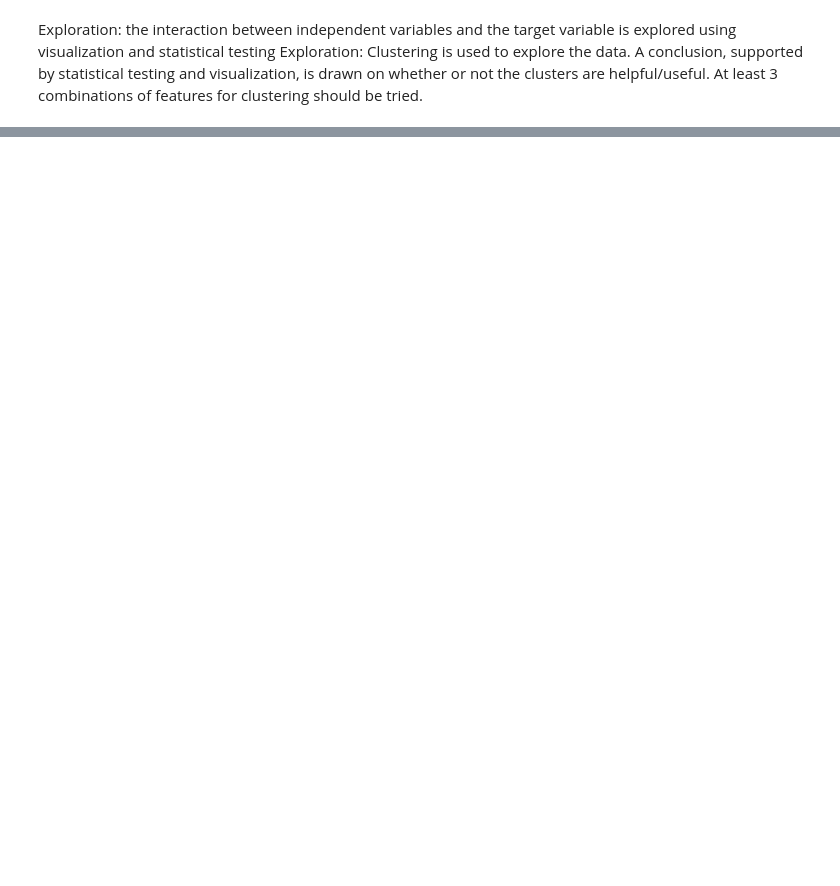
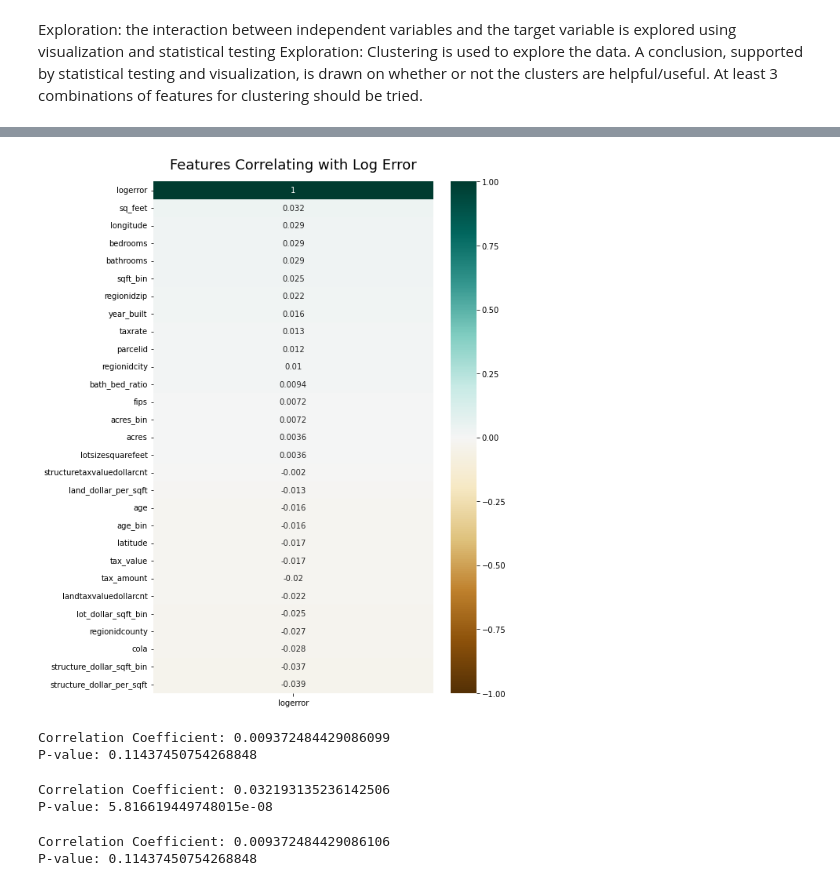
Before and after one commit to Michael-Mesa-Rae-Downen/project-3-clustering, a Jupyter notebook: working_notebook_rae.ipynb, the cells around one changed output, grey strips where cells are left out. Drawn from its saved outputs; the diff is of its cells as text; code cells hidden in the pictures; blank space fills up the shorter version.

```diff
--- a/working_notebook_rae.ipynb
+++ b/working_notebook_rae.ipynb
@@ -50,4 +50,4 @@ w.wrangle_zillow()
 # %%
 df=w.wrangle_zillow()
 # %%
-df=w.split(df,df['logerror'])
+train, validate, test = w.split_data(df)
@@ -55,0 +100,6 @@ KeyError: '[(0.0255949017584, 0.0556190874015, 0.00538285304689, -0.103409666332
+# %%
+plt.figure(figsize=(8, 12))
+heatmap = sns.heatmap(train.corr(method='pearson')[['logerror']].sort_values(by='logerror', ascending=False), vmin=-1, vmax=1, annot=True, cmap='BrBG')
+heatmap.set_title('Features Correlating with Log Error', fontdict={'fontsize':18}, pad=16);
+# %% [output]
+[figure, added]
@@ -55,0 +113,15 @@ KeyError: '[(0.0255949017584, 0.0556190874015, 0.00538285304689, -0.103409666332
+# %%
+pearson_test(train_scaled, target_var, 'bath_bed_ratio')
+# %% [output]
+Correlation Coefficient: 0.009372484429086099
+P-value: 0.11437450754268848
+# %%
+pearson_test(train_scaled, target_var, 'sq_feet')
+# %% [output]
+Correlation Coefficient: 0.032193135236142506
+P-value: 5.816619449748015e-08
+# %%
+pearson_test(train, target_var, 'bath_bed_ratio')
+# %% [output]
+Correlation Coefficient: 0.009372484429086106
+P-value: 0.11437450754268848
```
Also changed, not shown: parts of 12 cells of this notebook.
